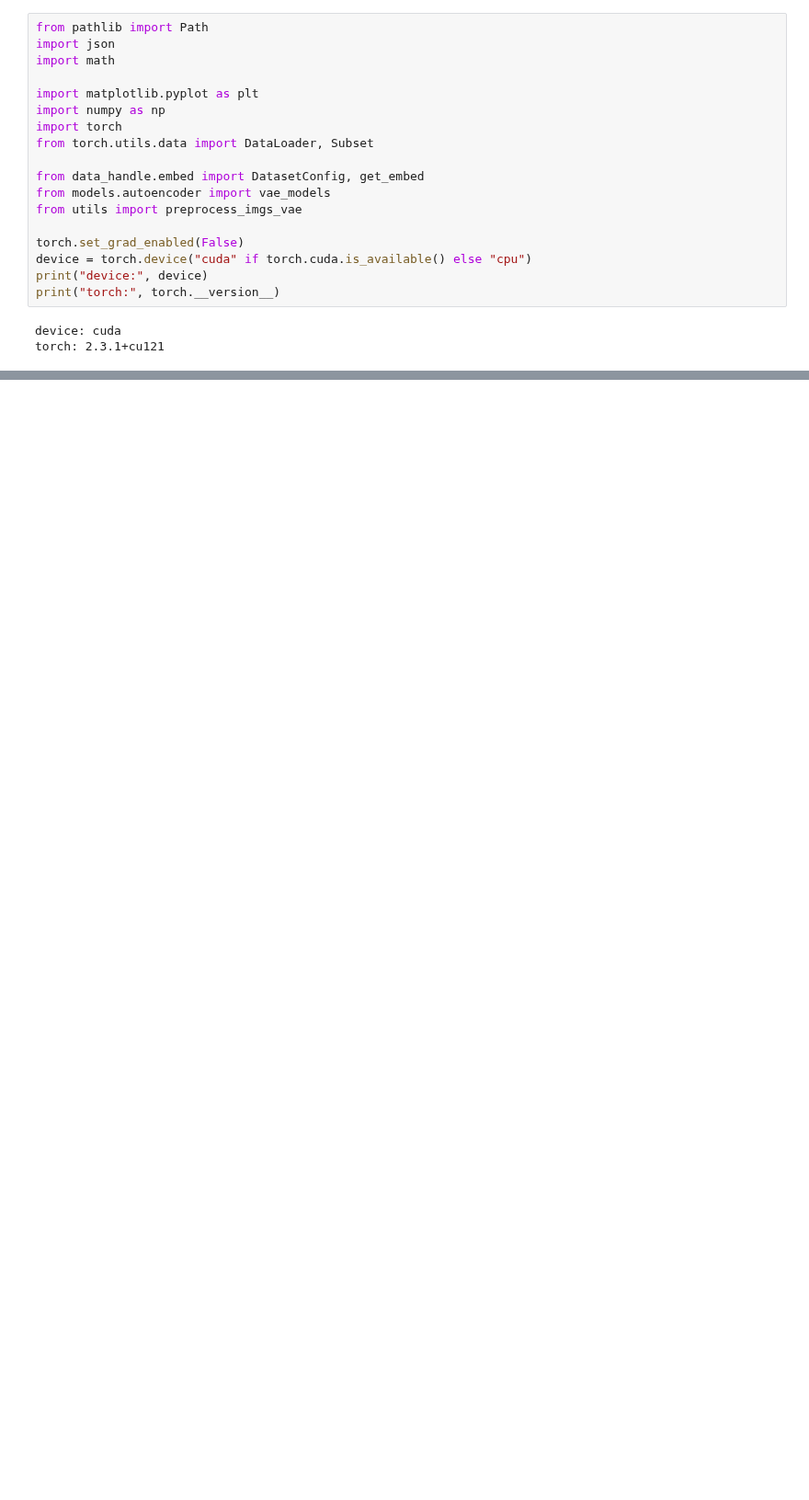
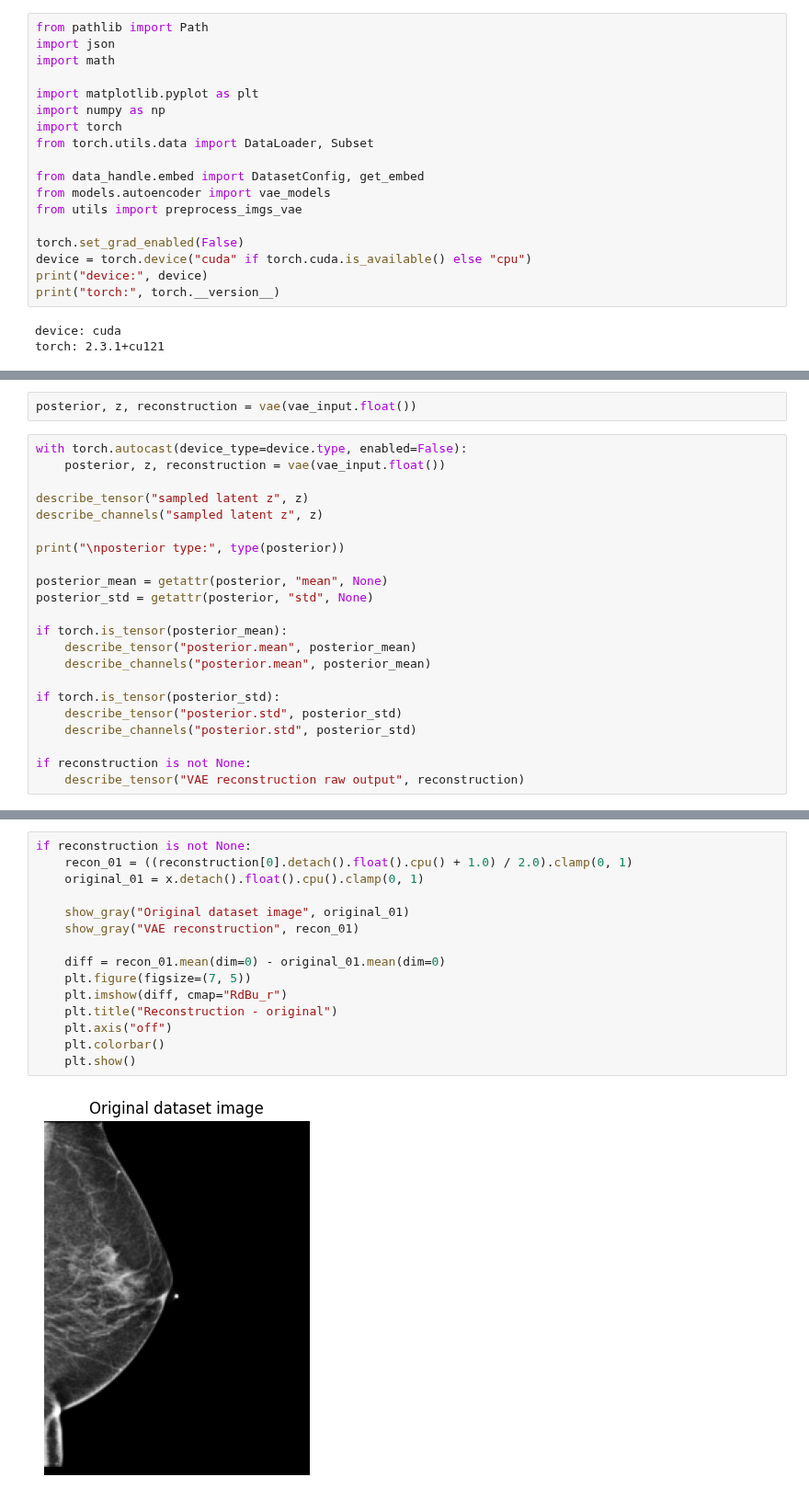
Before and after one commit to xiat0616/REPA-E, a Jupyter notebook: debug.ipynb, the cells around one changed output, grey strips where cells are left out. Shown at 92% size. Cells and saved outputs as stored; diff of their text form; blank space fills up the shorter version.

```diff
--- a/debug.ipynb
+++ b/debug.ipynb
@@ -43,0 +262,24 @@ print("VAE_CKPT  :", VAE_CKPT)
+# %%
+posterior, z, reconstruction = vae(vae_input.float())
+# %%
+with torch.autocast(device_type=device.type, enabled=False):
+    posterior, z, reconstruction = vae(vae_input.float())
+
+describe_tensor("sampled latent z", z)
+describe_channels("sampled latent z", z)
+
+print("\nposterior type:", type(posterior))
+
+posterior_mean = getattr(posterior, "mean", None)
+posterior_std = getattr(posterior, "std", None)
+
+if torch.is_tensor(posterior_mean):
+    describe_tensor("posterior.mean", posterior_mean)
+    describe_channels("posterior.mean", posterior_mean)
+
+if torch.is_tensor(posterior_std):
+    describe_tensor("posterior.std", posterior_std)
+    describe_channels("posterior.std", posterior_std)
+
+if reconstruction is not None:
+    describe_tensor("VAE reconstruction raw output", reconstruction)
@@ -43,0 +304,17 @@ print("VAE_CKPT  :", VAE_CKPT)
+# %%
+if reconstruction is not None:
+    recon_01 = ((reconstruction[0].detach().float().cpu() + 1.0) / 2.0).clamp(0, 1)
+    original_01 = x.detach().float().cpu().clamp(0, 1)
+
+    show_gray("Original dataset image", original_01)
+    show_gray("VAE reconstruction", recon_01)
+
+    diff = recon_01.mean(dim=0) - original_01.mean(dim=0)
+    plt.figure(figsize=(7, 5))
+    plt.imshow(diff, cmap="RdBu_r")
+    plt.title("Reconstruction - original")
+    plt.axis("off")
+    plt.colorbar()
+    plt.show()
+# %% [output]
+[figure, added]
```
Also changed, not shown: parts of 15 cells of this notebook, 5 other files.
